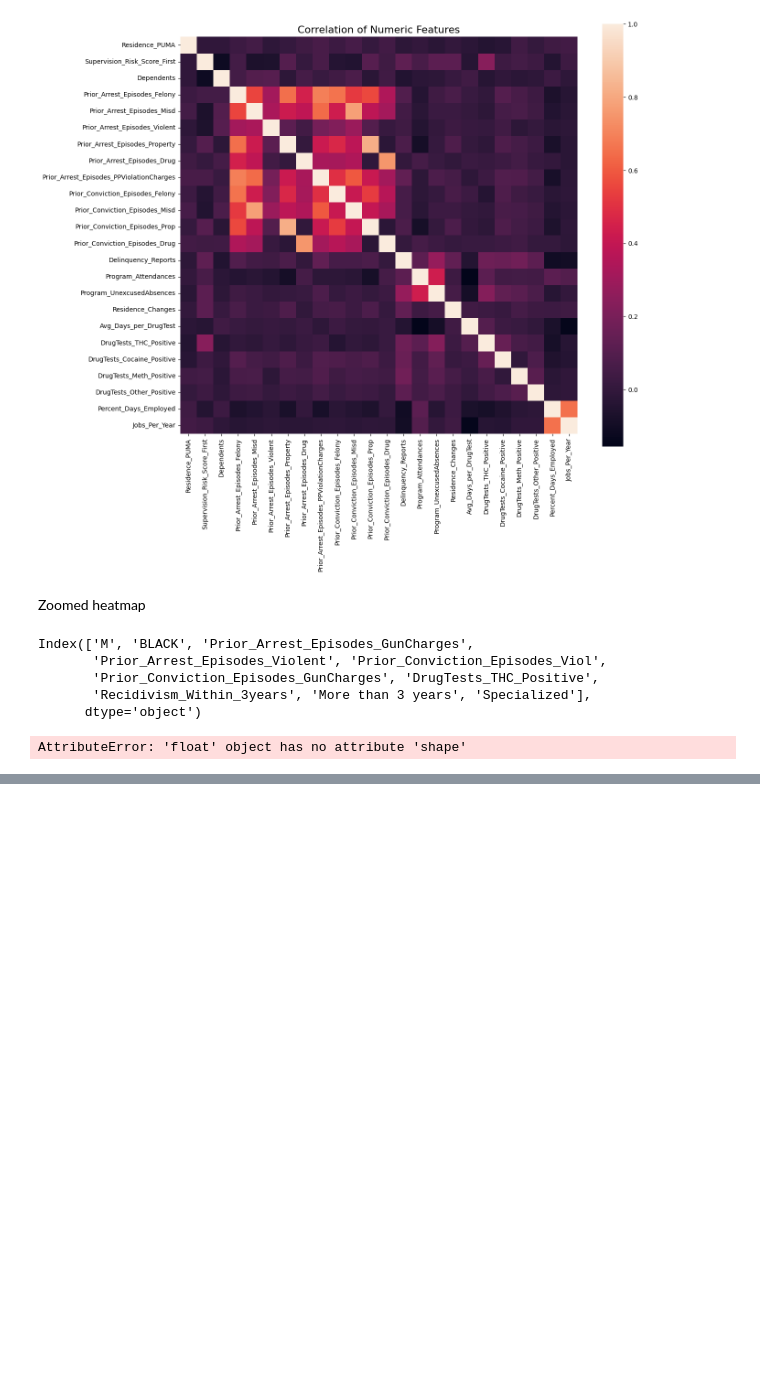
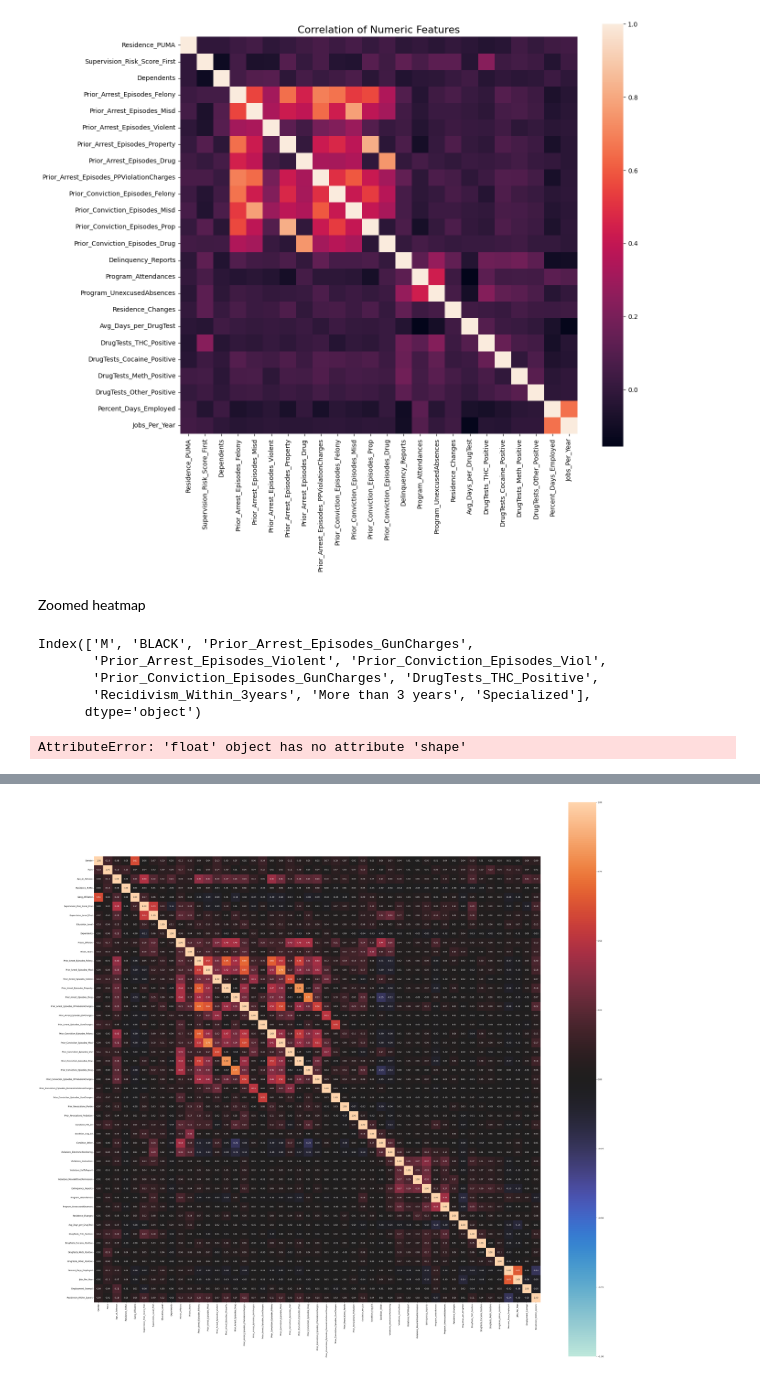
Before and after one commit to feaviolp/msc-project, a Jupyter notebook: NIJ EDA.ipynb, the cells around one changed output, grey strips where cells are left out. Saved outputs shown, nothing was run; the diff lists cells and outputs as text; code cells hidden in the pictures; blank space fills up the shorter version.

```diff
--- a/NIJ EDA.ipynb
+++ b/NIJ EDA.ipynb
@@ -378,0 +434,4 @@ heatmap.set_title('Features Correlating with Gender = Female', fontdict={'fontsi
+# %%
+complete_correlation=associations(NIJ, figsize=(50,50))
+# %% [output]
+[figure, added]
```
Also changed, not shown: parts of 11 cells of this notebook.
